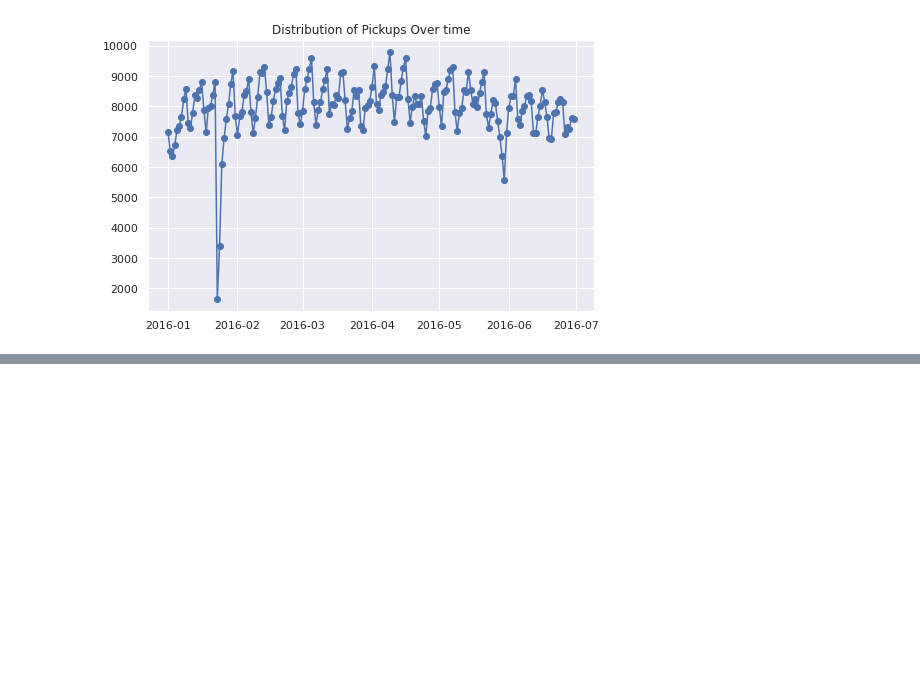
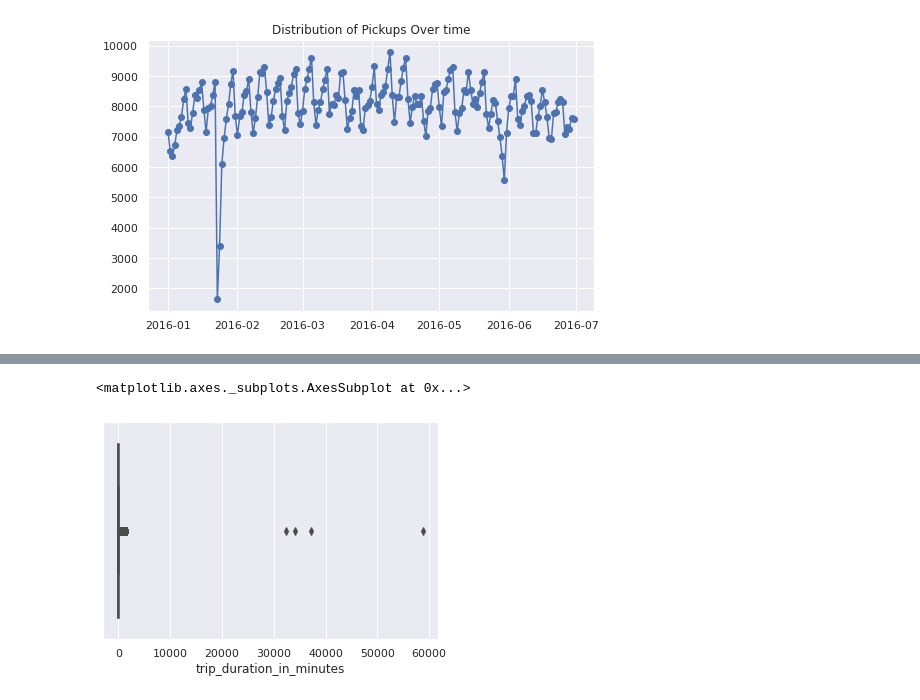
Before and after one commit to kamya11/NYC-Taxi-Trip-Time-Prediction, a Jupyter notebook: NYC_Taxi_Trip_Time_Prediction_Capstone_Project.ipynb, the cells around one changed output, grey strips where cells are left out. Cells and saved outputs as stored; diff of their text form; code cells hidden in the pictures; blank space fills up the shorter version.

```diff
--- a/NYC_Taxi_Trip_Time_Prediction_Capstone_Project.ipynb
+++ b/NYC_Taxi_Trip_Time_Prediction_Capstone_Project.ipynb
@@ -285,0 +294,5 @@ Text(0.5, 1.0, 'Distribution of Pickups Over time')
+# %%
+sns.boxplot(data['trip_duration_in_minutes'])
+# %% [output]
+<matplotlib.axes._subplots.AxesSubplot at 0x...>
+[figure, added]
```
Also changed, not shown: parts of 11 cells of this notebook.
